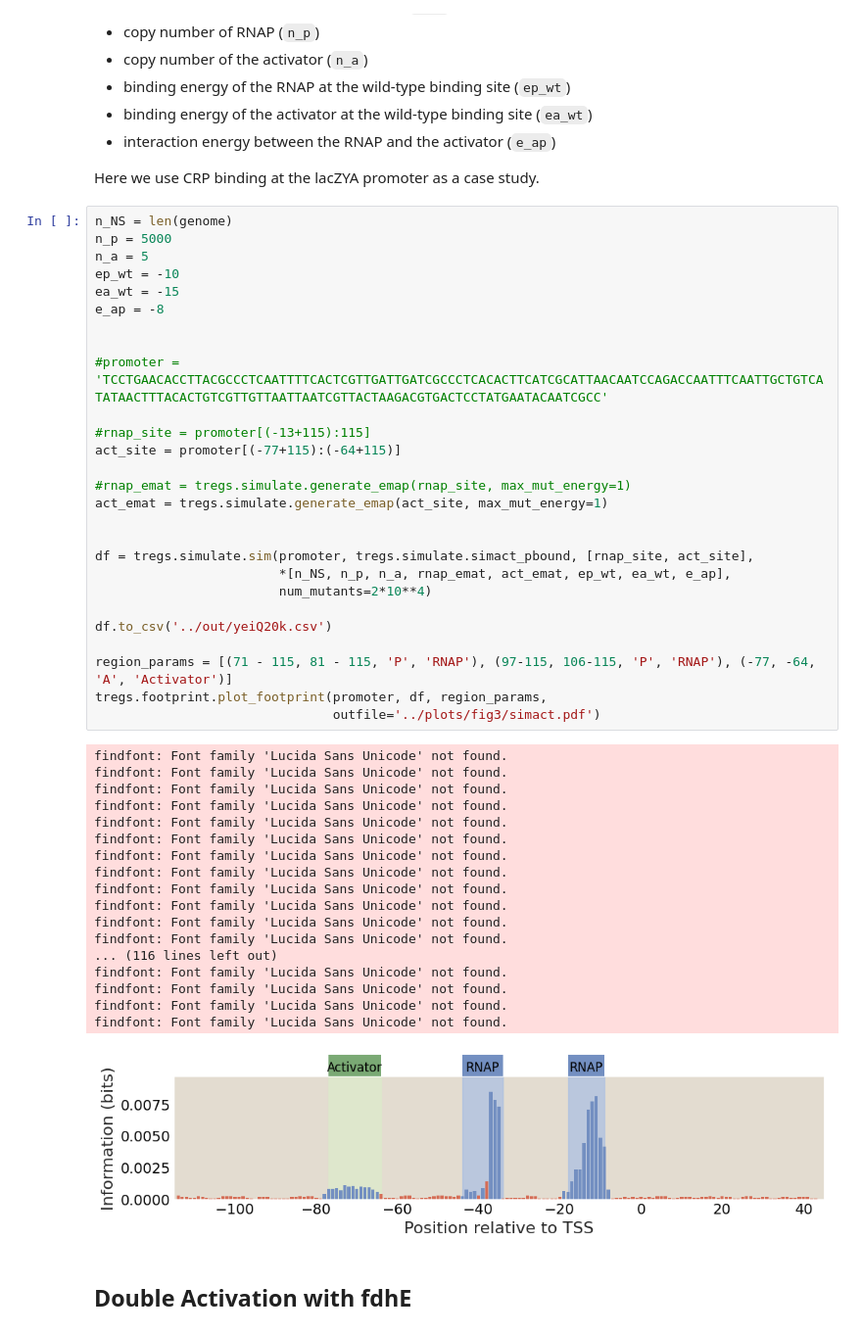
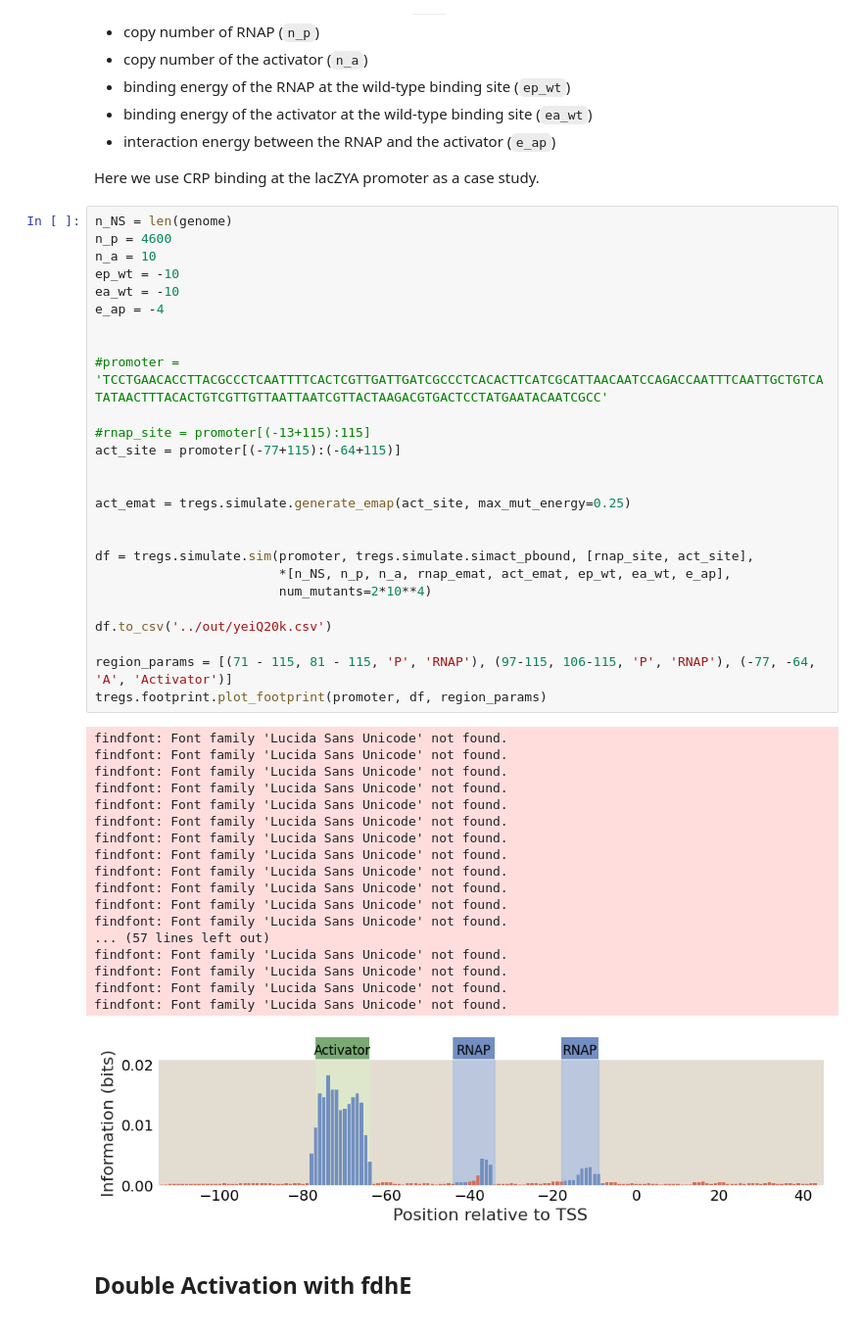
Before and after one commit to AddisonHowe/theoretical_regseq, a Jupyter notebook: notebooks/gendata.ipynb, the cells around one changed output. Shown at 98% size. Saved outputs shown, nothing was run; the diff lists cells and outputs as text.

```diff
--- a/notebooks/gendata.ipynb
+++ b/notebooks/gendata.ipynb
@@ -249,50 +267,49 @@ For a promoter with the simple activator regulatory architecture, we need the fo
 Here we use CRP binding at the lacZYA promoter as a case study.
 # %%
 n_NS = len(genome)
-n_p = 5000
-n_a = 5
+n_p = 4600
+n_a = 10
 ep_wt = -10
-ea_wt = -15
-e_ap = -8
+ea_wt = -10
+e_ap = -4
 
 
 #promoter = 'TCCTGAACACCTTACGCCCTCAATTTTCACTCGTTGATTGATCGCCCTCACACTTCATCGCATTAACAATCCAGACCAATTTCAATTGCTGTCATATAACTTTACACTGTCGTTGTTAATTAATCGTTACTAAGACGTGACTCCTATGAATACAATCGCC'
 
 #rnap_site = promoter[(-13+115):115]
 act_site = promoter[(-77+115):(-64+115)]
 
-#rnap_emat = tregs.simulate.generate_emap(rnap_site, max_mut_energy=1)
-act_emat = tregs.simulate.generate_emap(act_site, max_mut_energy=1)
+
+act_emat = tregs.simulate.generate_emap(act_site, max_mut_energy=0.25)
 
 
 df = tregs.simulate.sim(promoter, tregs.simulate.simact_pbound, [rnap_site, act_site],
                         *[n_NS, n_p, n_a, rnap_emat, act_emat, ep_wt, ea_wt, e_ap],
                         num_mutants=2*10**4)
 
 df.to_csv('../out/yeiQ20k.csv')
 
 region_params = [(71 - 115, 81 - 115, 'P', 'RNAP'), (97-115, 106-115, 'P', 'RNAP'), (-77, -64, 'A', 'Activator')]
-tregs.footprint.plot_footprint(promoter, df, region_params,
-                               outfile='../plots/fig3/simact.pdf')
+tregs.footprint.plot_footprint(promoter, df, region_params)
 # %% [output]
 findfont: Font family 'Lucida Sans Unicode' not found.
 findfont: Font family 'Lucida Sans Unicode' not found.
 findfont: Font family 'Lucida Sans Unicode' not found.
 findfont: Font family 'Lucida Sans Unicode' not found.
 findfont: Font family 'Lucida Sans Unicode' not found.
 findfont: Font family 'Lucida Sans Unicode' not found.
 findfont: Font family 'Lucida Sans Unicode' not found.
 findfont: Font family 'Lucida Sans Unicode' not found.
 findfont: Font family 'Lucida Sans Unicode' not found.
 findfont: Font family 'Lucida Sans Unicode' not found.
 findfont: Font family 'Lucida Sans Unicode' not found.
 findfont: Font family 'Lucida Sans Unicode' not found.
-... (116 lines left out)
+... (57 lines left out)
 findfont: Font family 'Lucida Sans Unicode' not found.
 findfont: Font family 'Lucida Sans Unicode' not found.
 findfont: Font family 'Lucida Sans Unicode' not found.
 findfont: Font family 'Lucida Sans Unicode' not found.
-[figure, old version]
+[figure, new version]
 # %% [markdown]
 ## Double Activation with fdhE
 # %%
```
Also changed, not shown: parts of 6 cells of this notebook.
